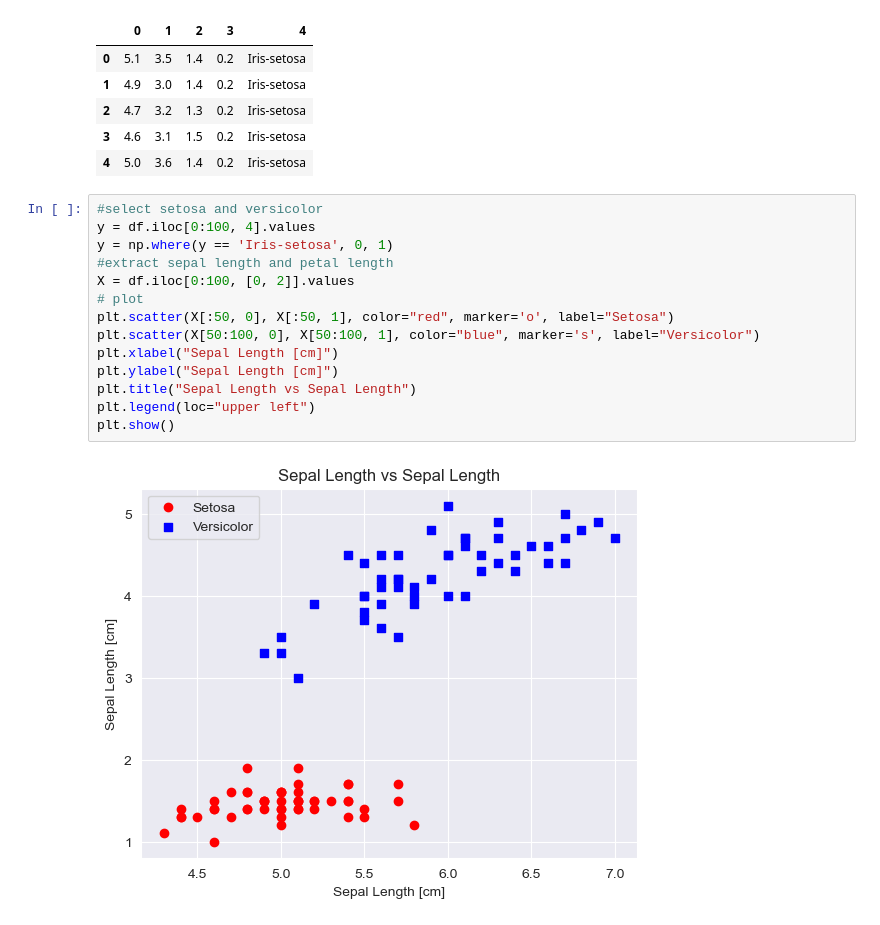
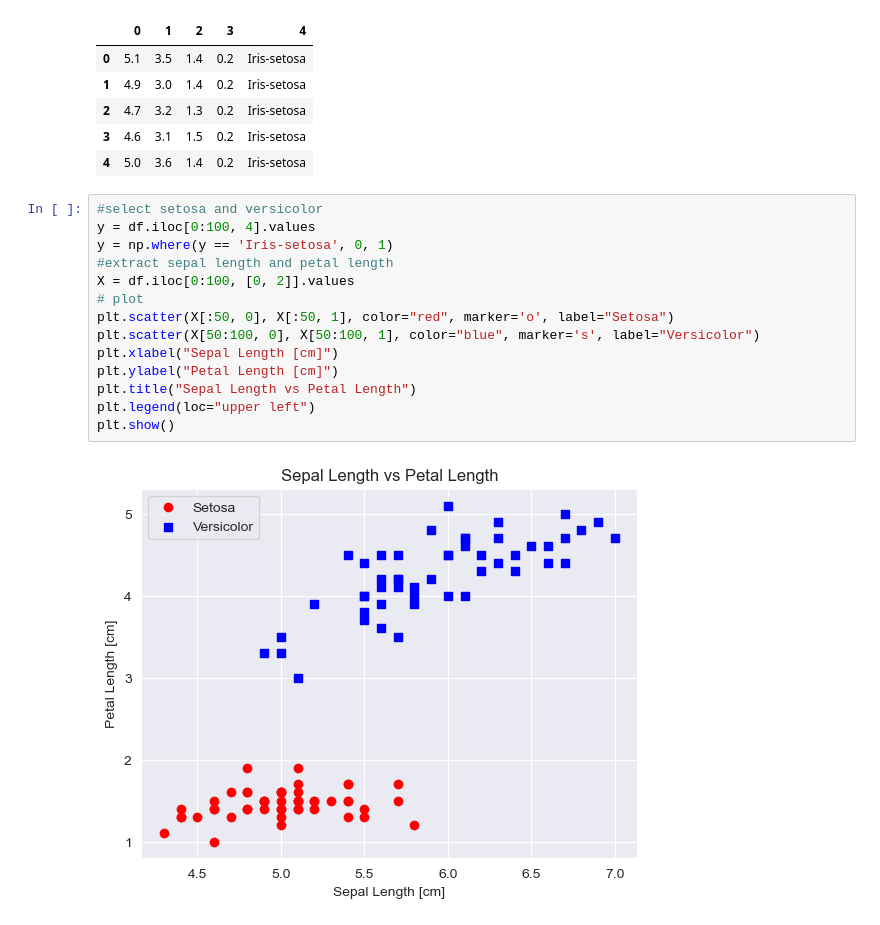
Before and after one commit to haison-ai/Perceptron-iris, a Jupyter notebook: notebook/Perceptron.ipynb, the cells around one changed output. Cells and saved outputs as stored; diff of their text form.

```diff
--- a/notebook/Perceptron.ipynb
+++ b/notebook/Perceptron.ipynb
@@ -66,16 +66,16 @@ df.head()
 # %%
 #select setosa and versicolor
 y = df.iloc[0:100, 4].values
 y = np.where(y == 'Iris-setosa', 0, 1)
 #extract sepal length and petal length
 X = df.iloc[0:100, [0, 2]].values
 # plot
 plt.scatter(X[:50, 0], X[:50, 1], color="red", marker='o', label="Setosa")
 plt.scatter(X[50:100, 0], X[50:100, 1], color="blue", marker='s', label="Versicolor")
 plt.xlabel("Sepal Length [cm]")
-plt.ylabel("Sepal Length [cm]")
-plt.title("Sepal Length vs Sepal Length")
+plt.ylabel("Petal Length [cm]")
+plt.title("Sepal Length vs Petal Length")
 plt.legend(loc="upper left")
 plt.show()
 # %% [output]
-[figure, old version]
+[figure, new version]
```
